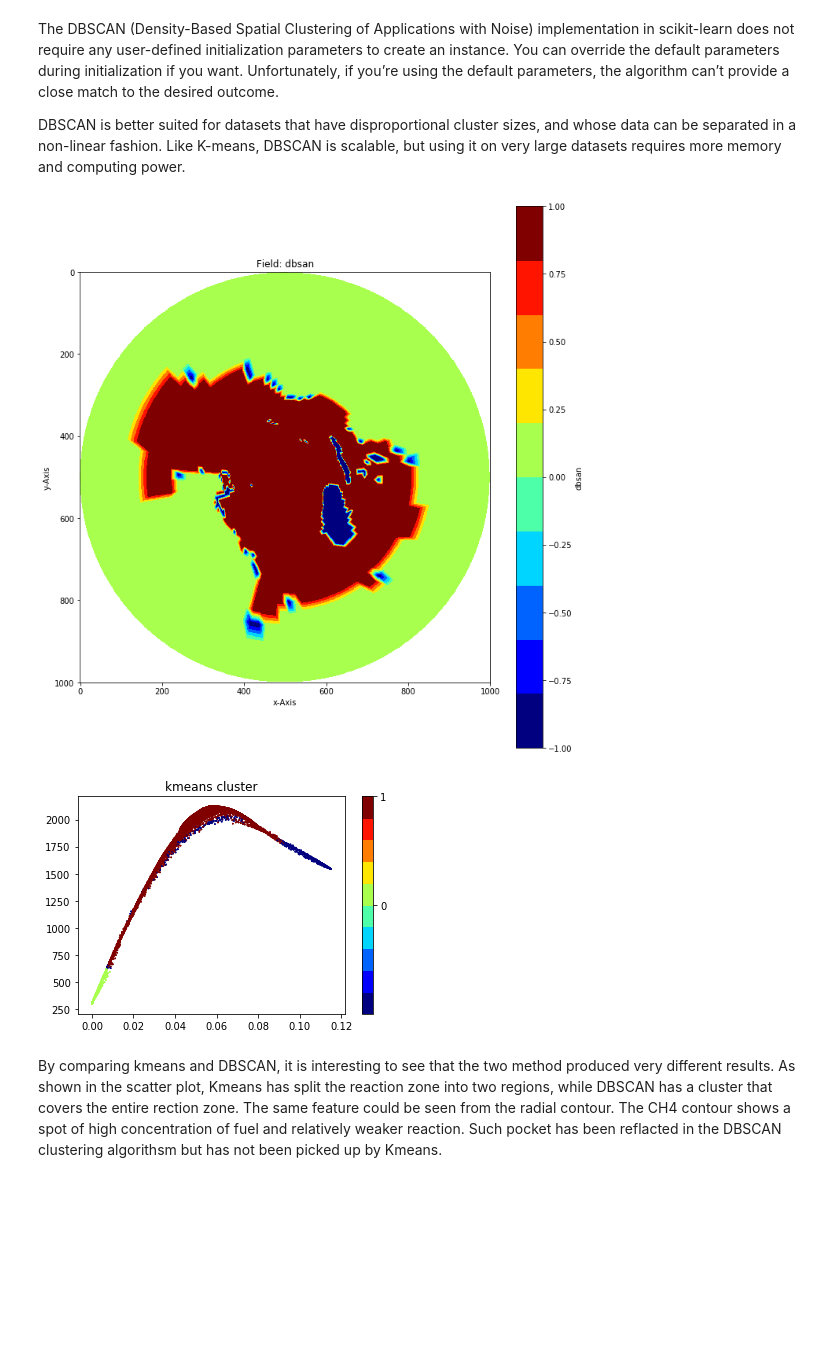
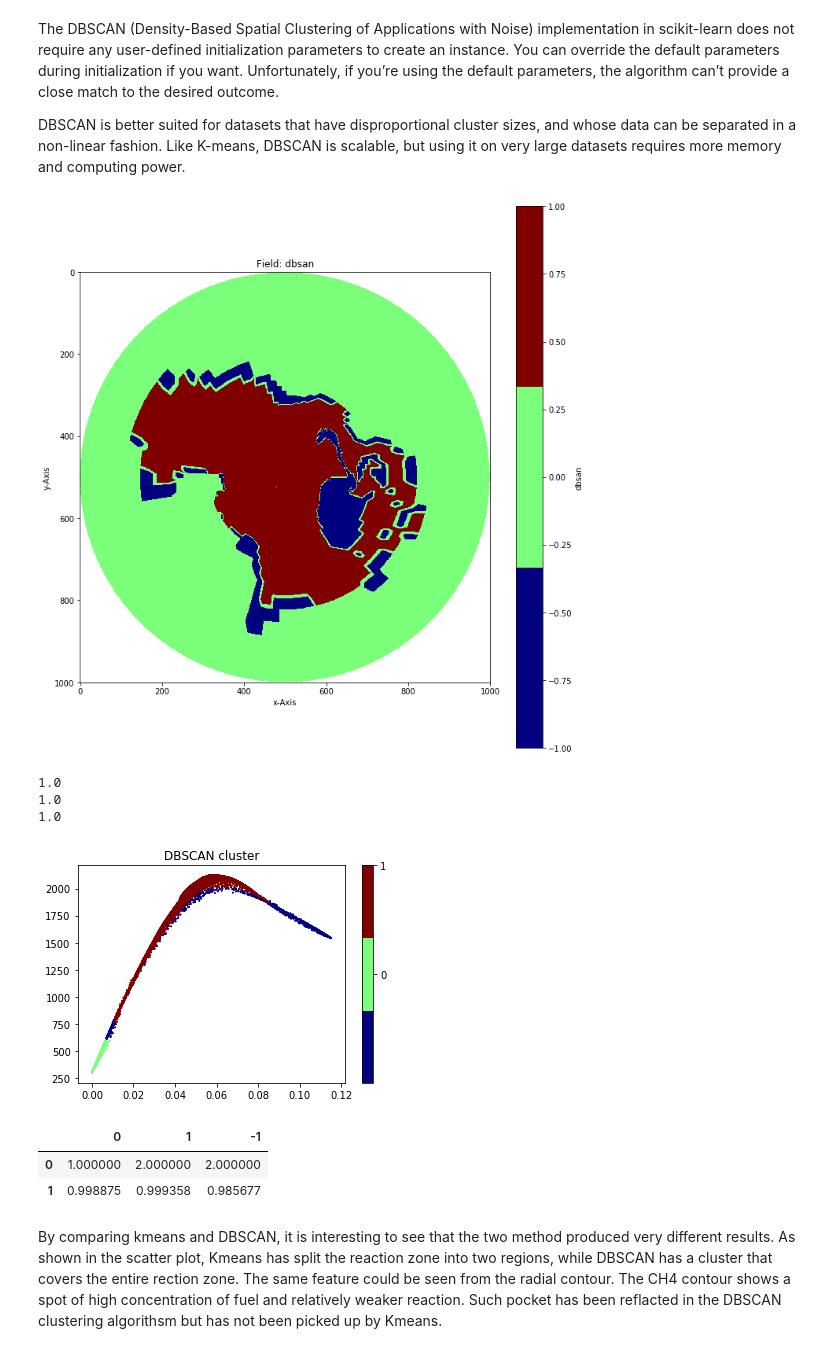
Before and after one commit to mhansinger/Clustering_combustion, a Jupyter notebook: combustionClustering.ipynb, the cells around one changed output. Drawn from its saved outputs; the diff is of its cells as text; code cells hidden in the pictures; blank space fills up the shorter version.

Commit message:
kmean DBSCAN notebook

```diff
--- a/combustionClustering.ipynb
+++ b/combustionClustering.ipynb
@@ -55,9 +59,16 @@ The DBSCAN (Density-Based Spatial Clustering of Applications with Noise) impleme
 DBSCAN is better suited for datasets that have disproportional cluster sizes, and whose data can be separated in a non-linear fashion. Like K-means, DBSCAN is scalable, but using it on very large datasets requires more memory and computing power.
 # %%
 from bc import plot_DBSCAN
-plot_DBSCAN(data_name, df,mesh)
+df.head()
+plot_DBSCAN(data_name, df, mesh,EPS=0.005,MINS=200)
 # %% [output]
-[figure, old version]
+[figure, new version]
+1.0
+1.0
+1.0
-[figure, old version]
+[figure, new version]
+|  | 0 | 1 | -1 |
+| 0 | 1.000000 | 2.000000 | 2.000000 |
+| 1 | 0.998875 | 0.999358 | 0.985677 |
 # %% [markdown]
 By comparing kmeans and DBSCAN, it is interesting to see that the two method produced very different results. As shown in the scatter plot, Kmeans has split the reaction zone into two regions, while DBSCAN has a cluster that covers the entire rection zone. The same feature could be seen from the radial contour. The CH4 contour shows a spot of high concentration of fuel and relatively weaker reaction. Such pocket has been reflacted in the DBSCAN clustering algorithsm but has not been picked up by Kmeans.
```
Also changed, not shown: parts of 6 cells of this notebook, 1 other file.
